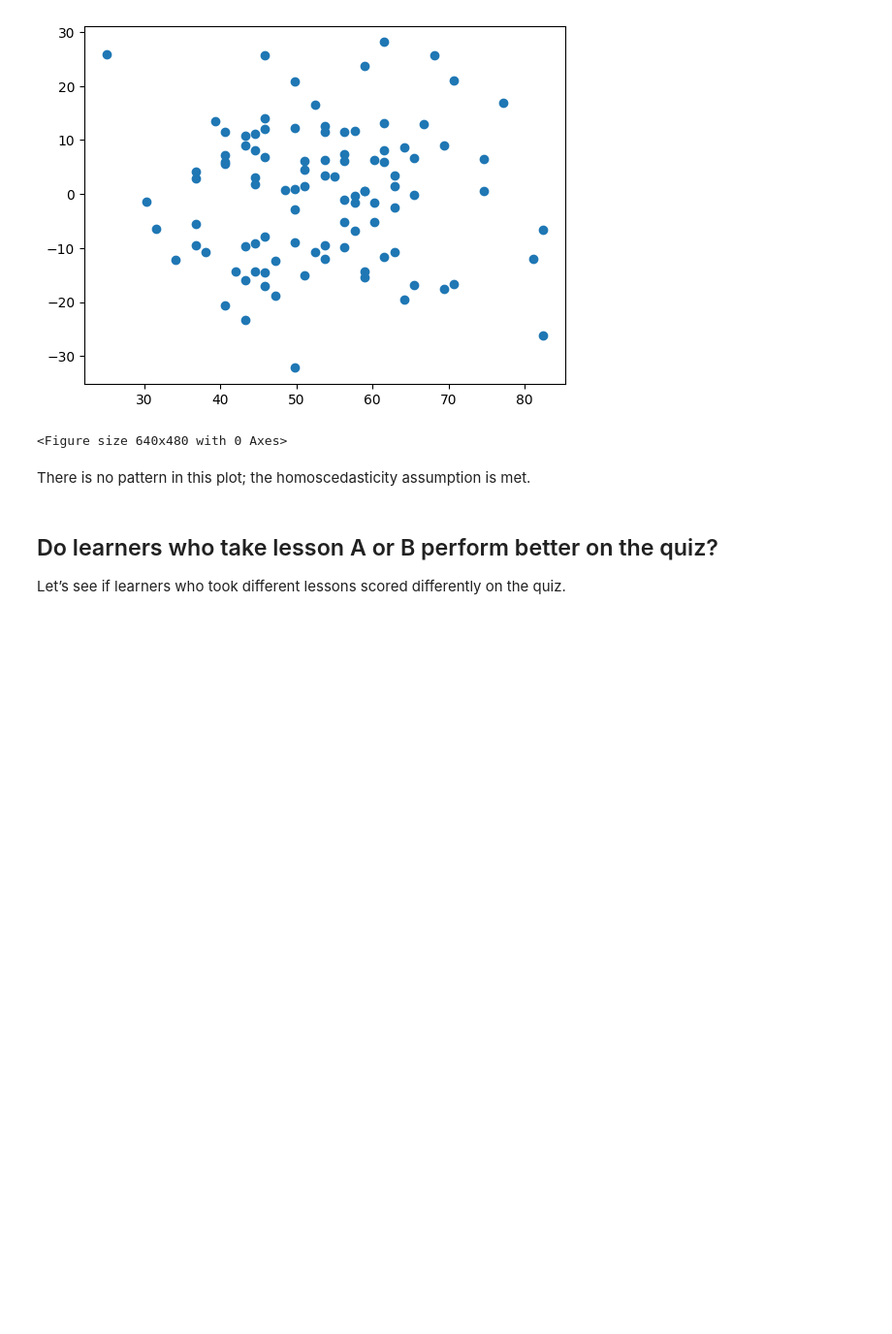
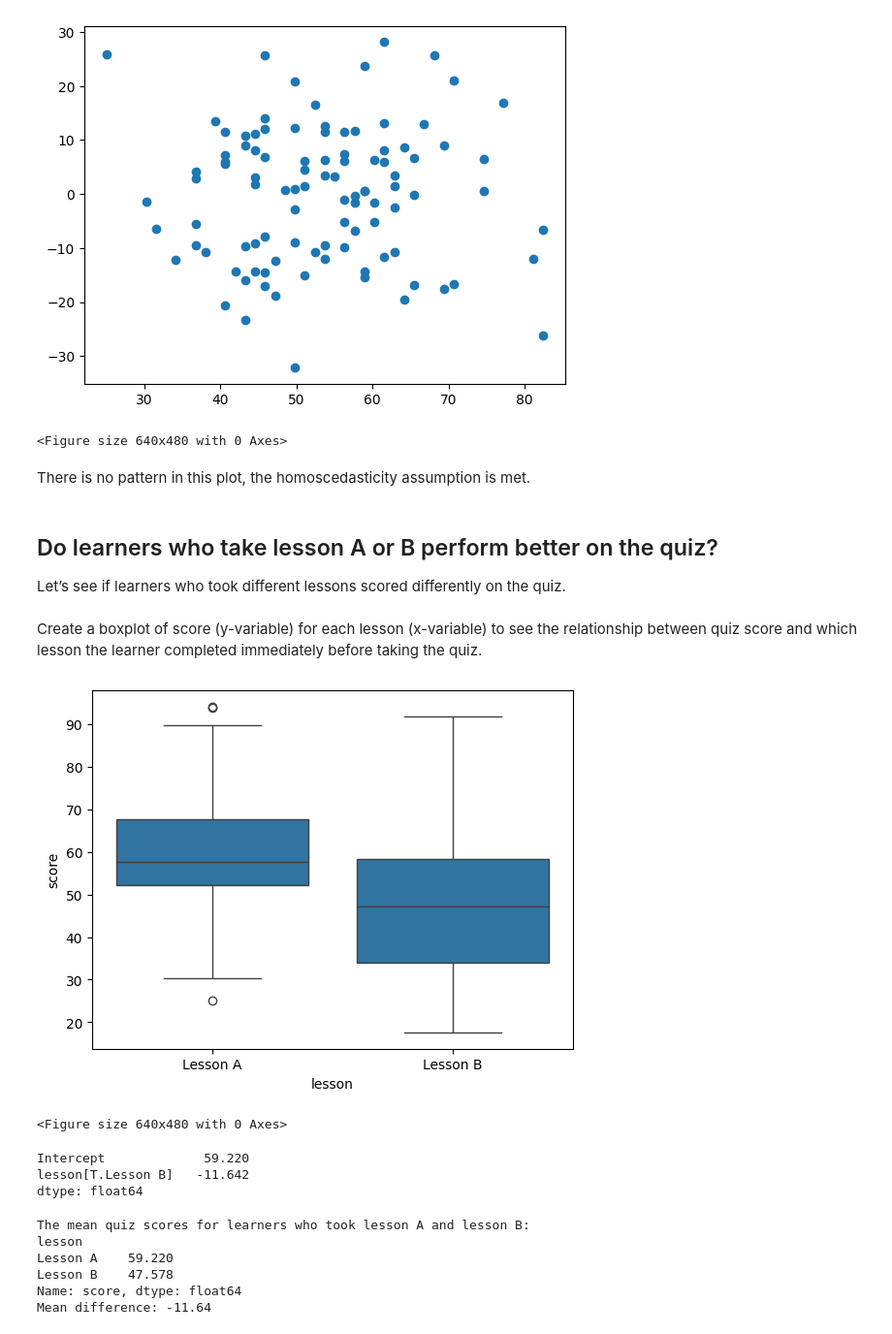
Before and after one commit to 7086600/linear_regression, a Jupyter notebook: liner_regression.ipynb, the cells around one changed output. Shown: that part at 97% size. Drawn from its saved outputs; the diff is of its cells as text; code cells hidden in the pictures; blank space fills up the shorter version.

Commit message:
review the differences between lesson A and lesson B

```diff
--- a/liner_regression.ipynb
+++ b/liner_regression.ipynb
@@ -114,8 +115,39 @@ plt.clf()
 [figure]
 <Figure size 640x480 with 0 Axes>
 # %% [markdown]
-There is no pattern in this plot; the homoscedasticity assumption is met.
+There is no pattern in this plot, the homoscedasticity assumption is met.
 # %% [markdown]
 ## Do learners who take lesson A or B perform better on the quiz?
 
 Let’s see if learners who took different lessons scored differently on the quiz.
+# %% [markdown]
+Сreate a boxplot of score (y-variable) for each lesson (x-variable) to see the relationship between quiz score and which lesson the learner completed immediately before taking the quiz.
+# %%
+sns.boxplot(data=scores, x='lesson', y='score')
+plt.show()
+plt.clf()
+# %% [output]
+[figure, added]
+<Figure size 640x480 with 0 Axes>
+# %%
+# Fit a linear regression to predict score based on which lesson they took
+model = sm.OLS.from_formula('score ~ lesson', data = scores)
+results = model.fit()
+results.params
+# %% [output]
+Intercept             59.220
+lesson[T.Lesson B]   -11.642
+dtype: float64
+# %%
+# Calculate and print the group means and mean difference (for comparison)
+mean_lessons = scores.groupby('lesson').mean().score
+print(f"The mean quiz scores for learners who took lesson A and lesson B:\n{mean_lessons}")
+diff_mean_lessons = mean_lessons.iloc[1] - mean_lessons.iloc[0]
+print(f"Mean difference: {diff_mean_lessons:.2f}")
+# %% [output]
+The mean quiz scores for learners who took lesson A and lesson B:
+lesson
+Lesson A    59.220
+Lesson B    47.578
+Name: score, dtype: float64
+Mean difference: -11.64
```
Also changed, not shown: parts of 2 cells of this notebook.
